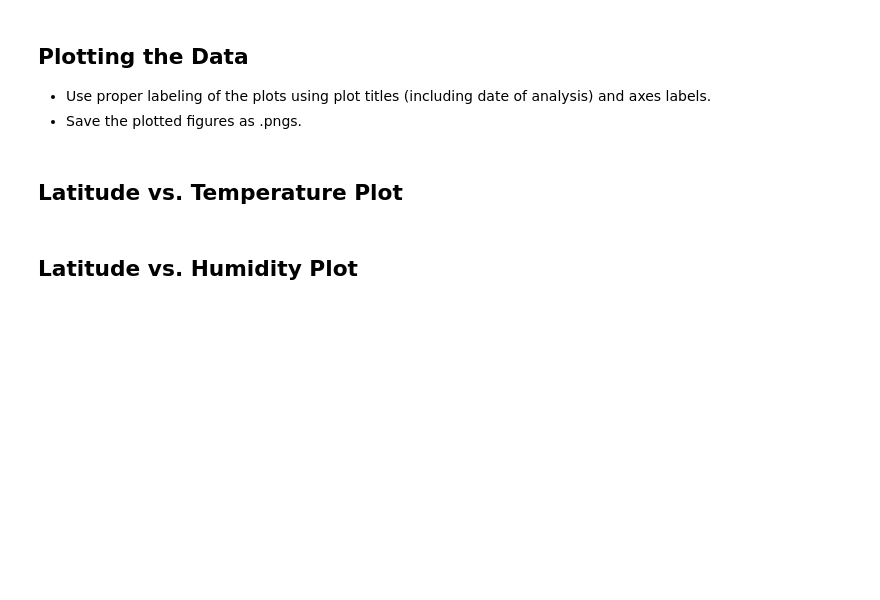
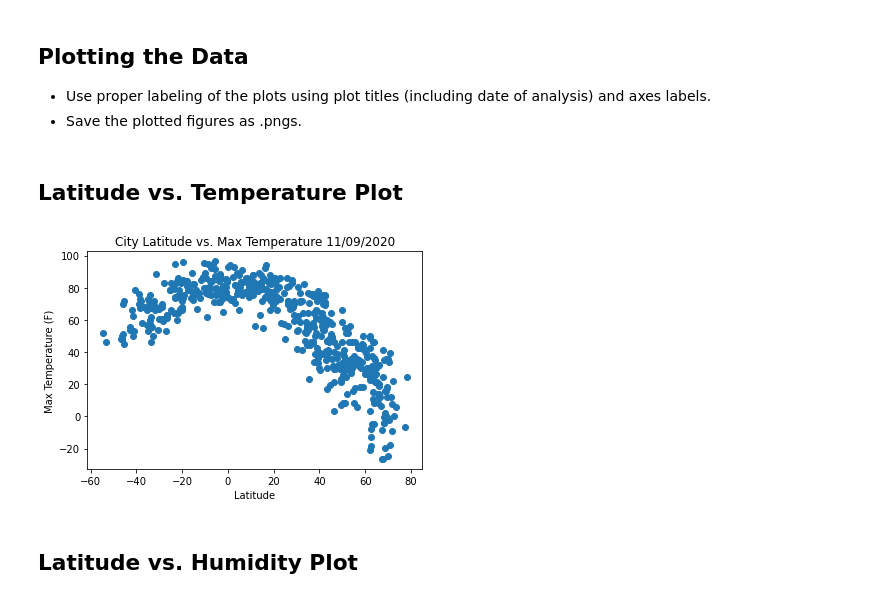
Before and after one commit to James-Ashley/python-api-challenge, a Jupyter notebook: WeatherPy/WeatherPy.ipynb, the cells around one changed output. Saved outputs shown, nothing was run; the diff lists cells and outputs as text; code cells hidden in the pictures; blank space fills up the shorter version.

```diff
--- a/WeatherPy/WeatherPy.ipynb
+++ b/WeatherPy/WeatherPy.ipynb
@@ -136,11 +160,14 @@ weather_df.describe()
 # %%
 x_values = weather_df['Latitude']
 y_values = weather_df['Max Temp']
-plt.title('City Latitude vs. Max Temperature')
+plt.title('City Latitude vs. Max Temperature 11/09/2020')
 plt.scatter(x_values,y_values)
 plt.xlabel('Latitude')
 plt.ylabel('Max Temperature (F)')
+plt.savefig('../output_data/Fig1.png')
 plt.show()
+# %% [output]
+[figure, added]
 # %% [markdown]
 ## Latitude vs. Humidity Plot
 # %%
```
Also changed, not shown: parts of 5 cells of this notebook, 10 other files.
